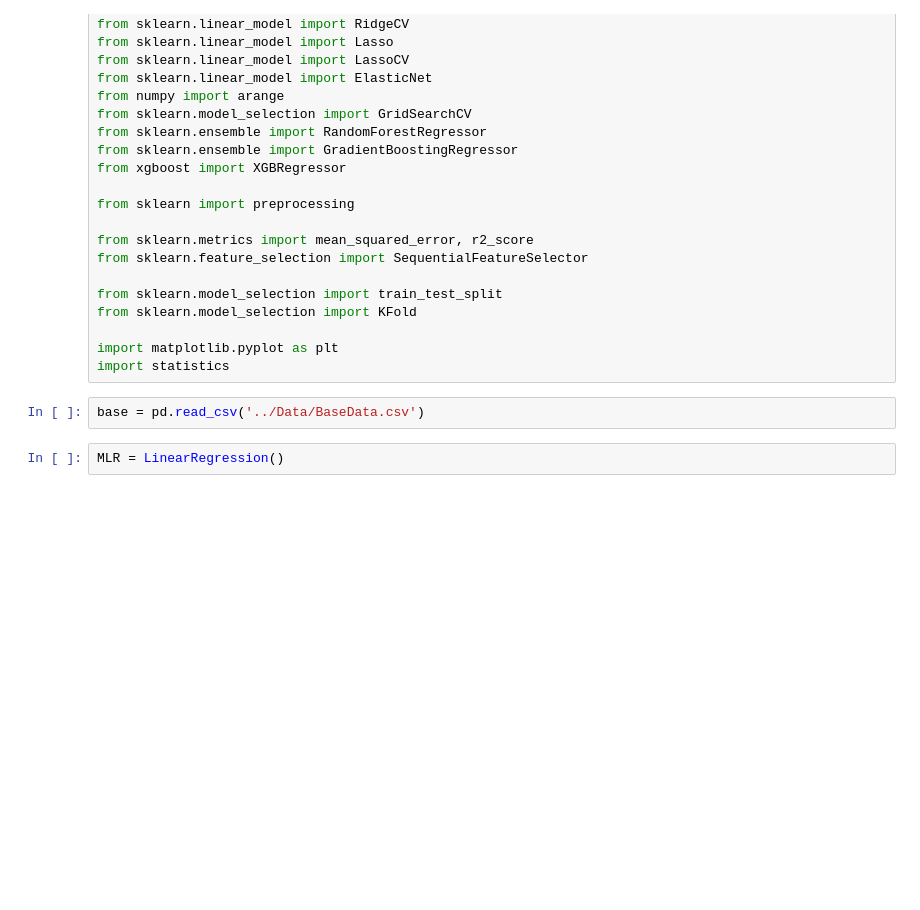
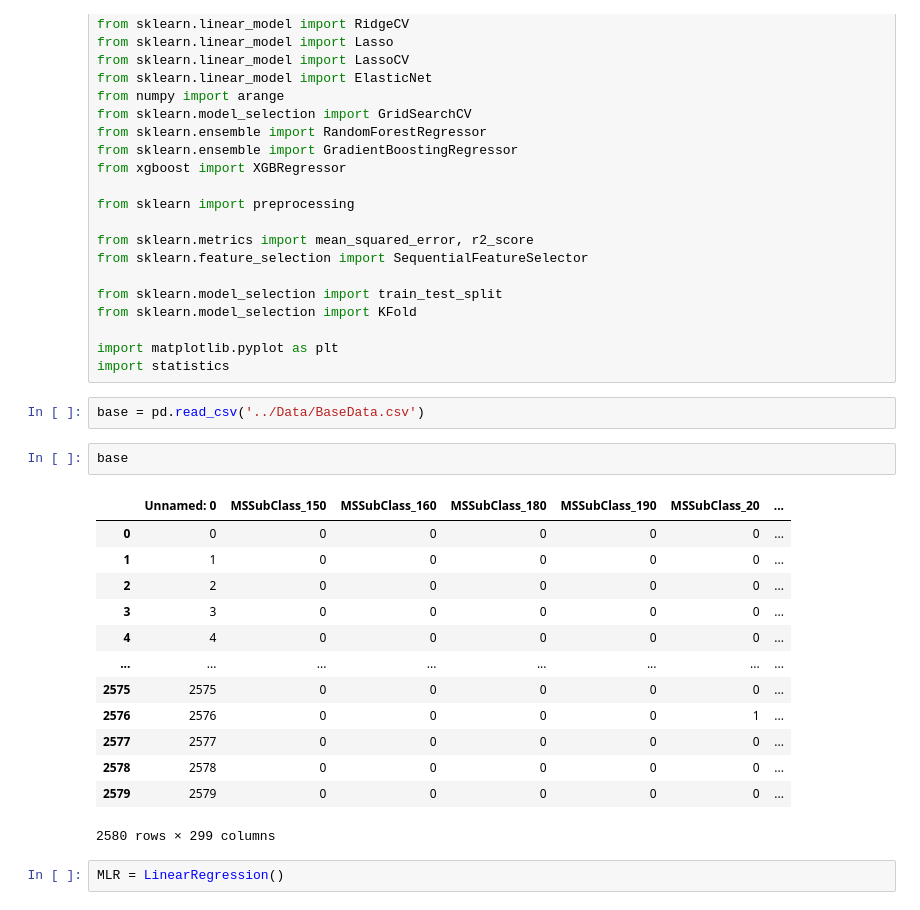
Before and after one commit to BPM1401/Go-Big-Or-Go-Home, a Jupyter notebook: Initial Findings/Model Comparison/MLR_100.ipynb, the cells around one changed output. Drawn from its saved outputs; the diff is of its cells as text; blank space fills up the shorter version.

```diff
--- a/Initial Findings/Model Comparison/MLR_100.ipynb
+++ b/Initial Findings/Model Comparison/MLR_100.ipynb
@@ -29,6 +29,22 @@ import matplotlib.pyplot as plt
 import statistics
 # %%
 base = pd.read_csv('../Data/BaseData.csv')
+# %%
+base
+# %% [output]
+|  | Unnamed: 0 | MSSubClass_150 | MSSubClass_160 | MSSubClass_180 | MSSubClass_190 | MSSubClass_20 | ... |
+| 0 | 0 | 0 | 0 | 0 | 0 | 0 | ... |
+| 1 | 1 | 0 | 0 | 0 | 0 | 0 | ... |
+| 2 | 2 | 0 | 0 | 0 | 0 | 0 | ... |
+| 3 | 3 | 0 | 0 | 0 | 0 | 0 | ... |
+| 4 | 4 | 0 | 0 | 0 | 0 | 0 | ... |
+| ... | ... | ... | ... | ... | ... | ... | ... |
+| 2575 | 2575 | 0 | 0 | 0 | 0 | 0 | ... |
+| 2576 | 2576 | 0 | 0 | 0 | 0 | 1 | ... |
+| 2577 | 2577 | 0 | 0 | 0 | 0 | 0 | ... |
+| 2578 | 2578 | 0 | 0 | 0 | 0 | 0 | ... |
+| 2579 | 2579 | 0 | 0 | 0 | 0 | 0 | ... |
+2580 rows × 299 columns
 # %%
 MLR = LinearRegression()
 # %%
```
Also changed, not shown: parts of 3 cells of this notebook, 1 other file.
